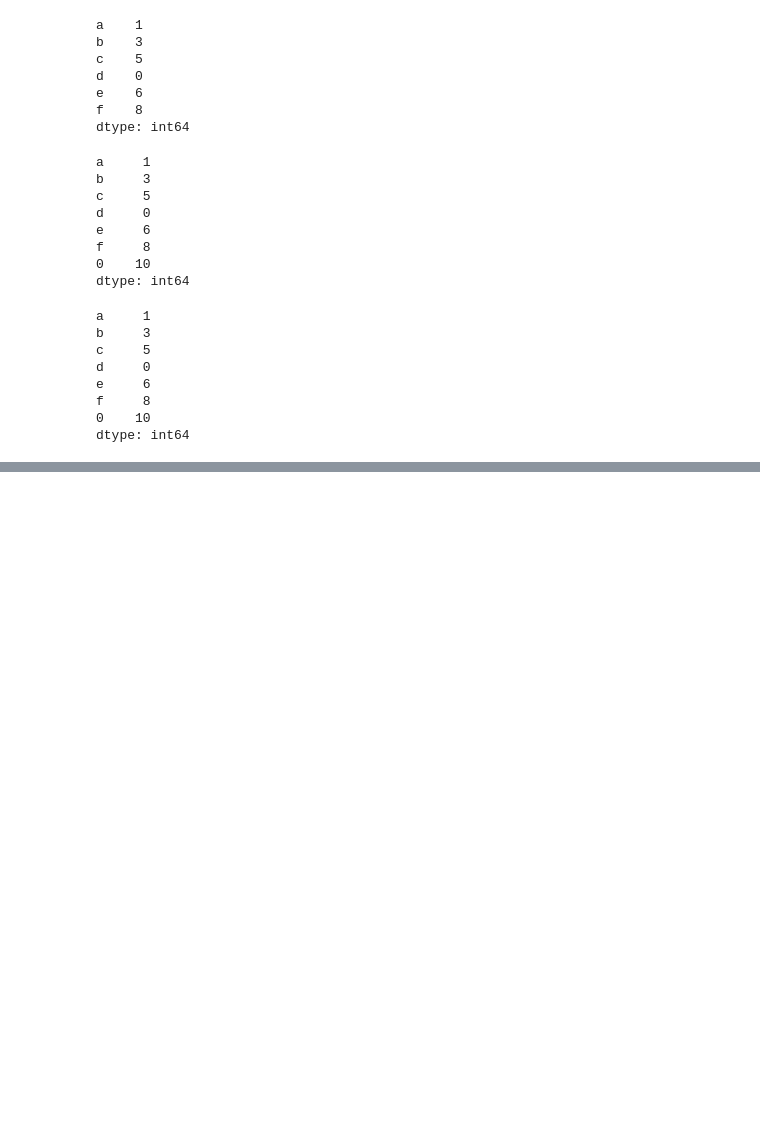
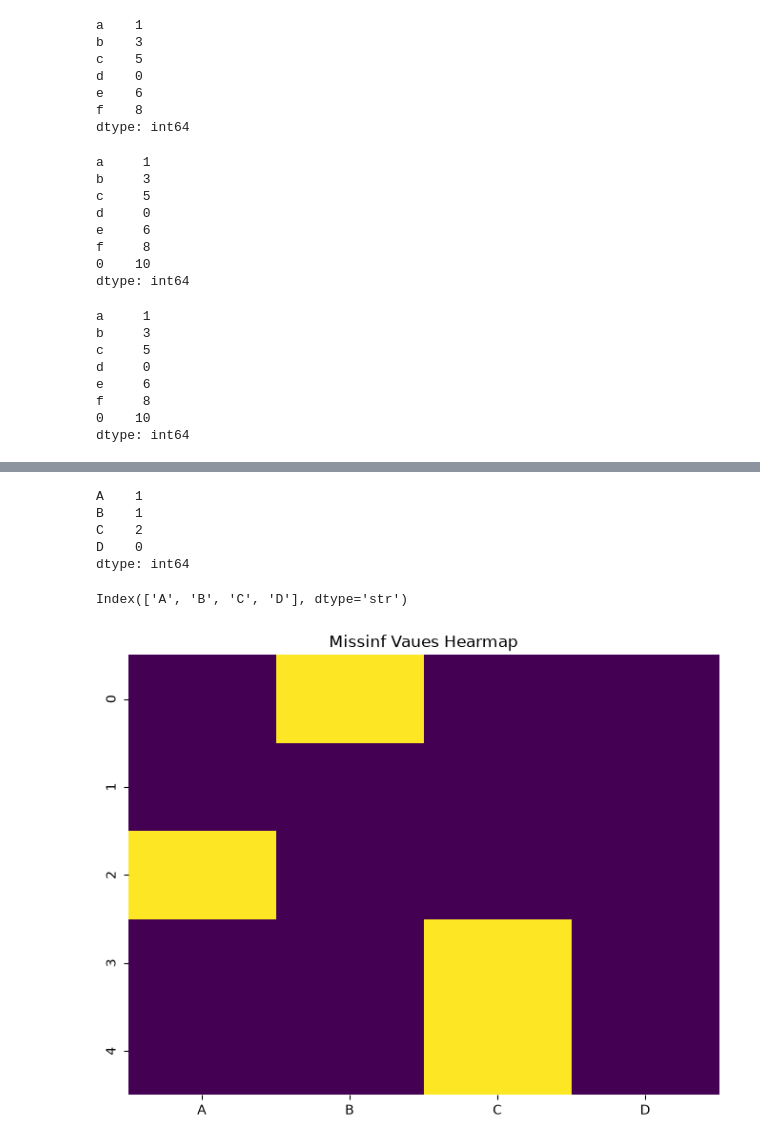
Before and after one commit to Shahid-Momin-786/Data-Sceince, a Jupyter notebook: DataAnalysis/basic.ipynb, the cells around one changed output, grey strips where cells are left out. Drawn from its saved outputs; the diff is of its cells as text; code cells hidden in the pictures; blank space fills up the shorter version.

```diff
--- a/DataAnalysis/basic.ipynb
+++ b/DataAnalysis/basic.ipynb
@@ -320,0 +305,13 @@ AttributeError: 'builtin_function_or_method' object has no attribute 'randint'
+# %%
+import pandas as pd
+import numpy as np
+import seaborn as sns
+import matplotlib.pyplot as plt
+# Sample Data with missing values
+data = {'A': [1, 2, np.nan, 4, 5],
+'B': [np.nan, 2, 3, 4, 5],
+'C': [1, 2, 3, np.nan, np.nan],
+'D': [10, 20, 30, 40, 50]}
+df_missing = pd.DataFrame(data)
+print("Original DataFrame with missing values:")
+print(df_missing)
@@ -320,0 +335,19 @@ AttributeError: 'builtin_function_or_method' object has no attribute 'randint'
+# %%
+df_missing.isnull().sum()
+# %% [output]
+A    1
+B    1
+C    2
+D    0
+dtype: int64
+# %%
+df_missing.columns
+# %% [output]
+Index(['A', 'B', 'C', 'D'], dtype='str')
+# %%
+plt.figure(figsize=(8,6))
+sns.heatmap(df_missing.isnull(), cbar=False, cmap='viridis')
+plt.title("Missinf Vaues Hearmap")
+plt.show()
+# %% [output]
+[figure, added]
```
Also changed, not shown: parts of 36 cells of this notebook, 9 other files.
